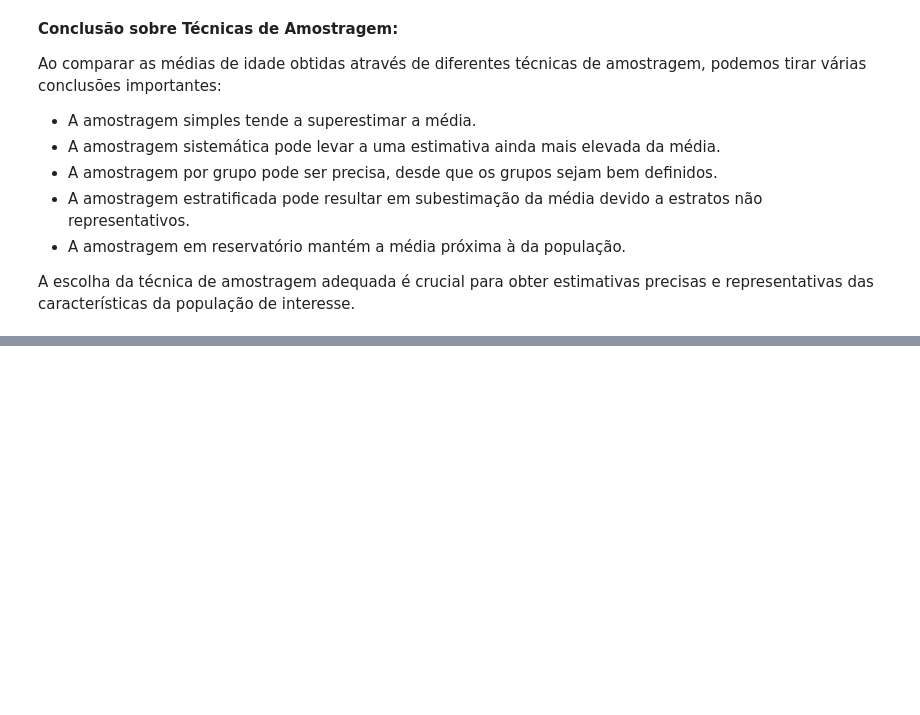
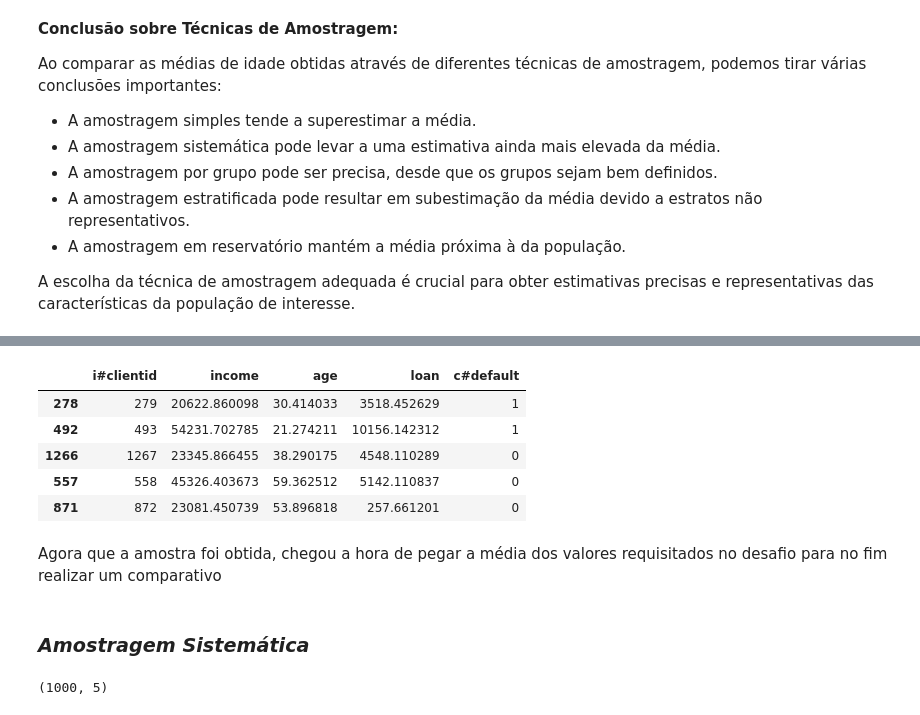
Before and after one commit to JosenildoJunior/StatPyDataScience, a Jupyter notebook: População_e_Amostra.ipynb, the cells around one changed output, grey strips where cells are left out. Saved outputs shown, nothing was run; the diff lists cells and outputs as text; code cells hidden in the pictures; blank space fills up the shorter version.

```diff
--- a/População_e_Amostra.ipynb
+++ b/População_e_Amostra.ipynb
@@ -498,0 +561,12 @@ A escolha da técnica de amostragem adequada é crucial para obter estimativas p
+# %%
+# Observando os registros
+desafio_simples.head()
+# %% [output]
+|  | i#clientid | income | age | loan | c#default |
+| 278 | 279 | 20622.860098 | 30.414033 | 3518.452629 | 1 |
+| 492 | 493 | 54231.702785 | 21.274211 | 10156.142312 | 1 |
+| 1266 | 1267 | 23345.866455 | 38.290175 | 4548.110289 | 0 |
+| 557 | 558 | 45326.403673 | 59.362512 | 5142.110837 | 0 |
+| 871 | 872 | 23081.450739 | 53.896818 | 257.661201 | 0 |
+# %% [markdown]
+Agora que a amostra foi obtida, chegou a hora de pegar a média dos valores requisitados no desafio para no fim realizar um comparativo
@@ -498,0 +582,2 @@ A escolha da técnica de amostragem adequada é crucial para obter estimativas p
+# %% [markdown]
+### *Amostragem Sistemática*
@@ -498,0 +587,5 @@ A escolha da técnica de amostragem adequada é crucial para obter estimativas p
+# %%
+# Observando as dimensões e conferindo se o numero de amostras esta correto
+desafio_sistematica.shape
+# %% [output]
+(1000, 5)
```
Also changed, not shown: parts of 40 cells of this notebook.
